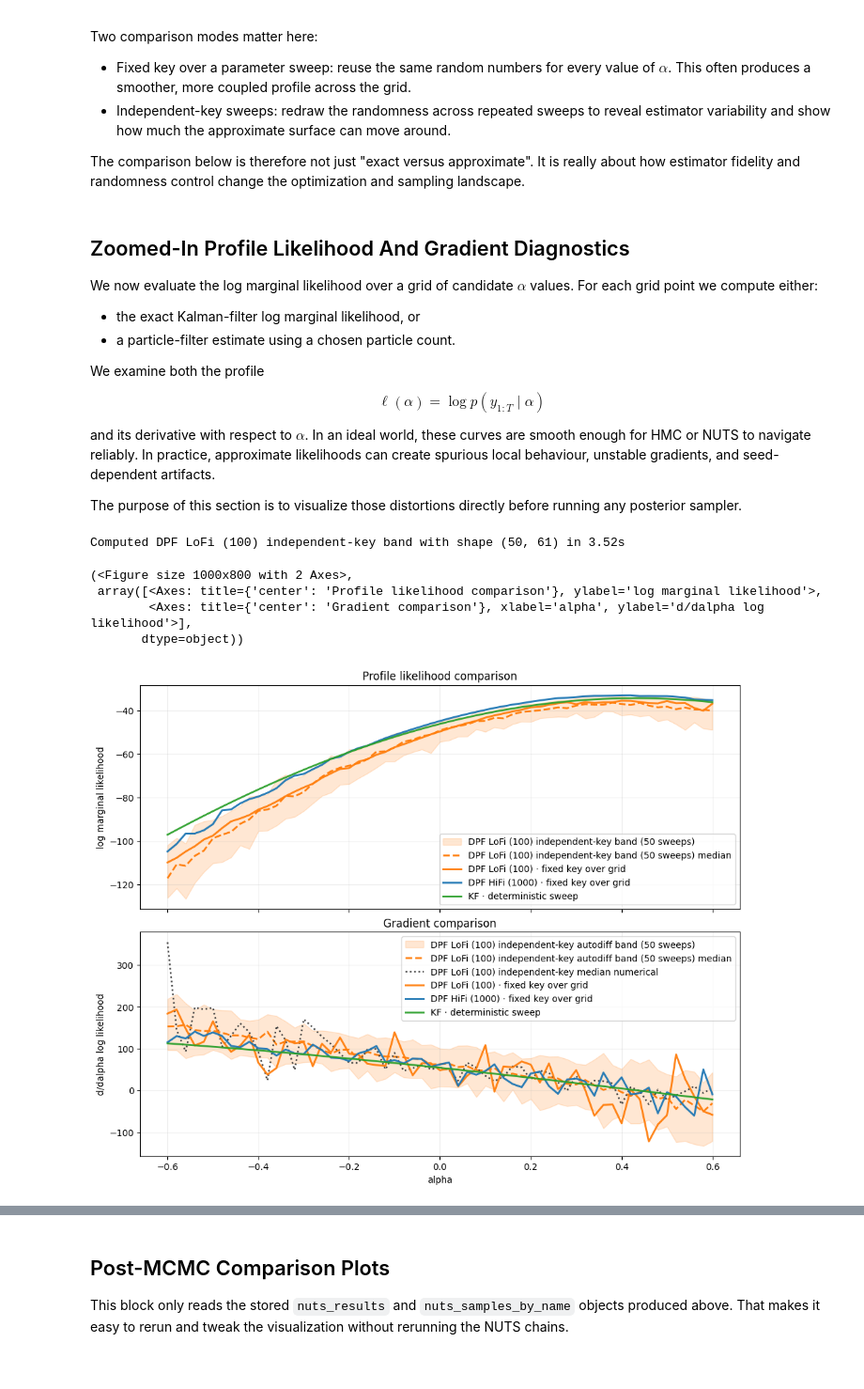
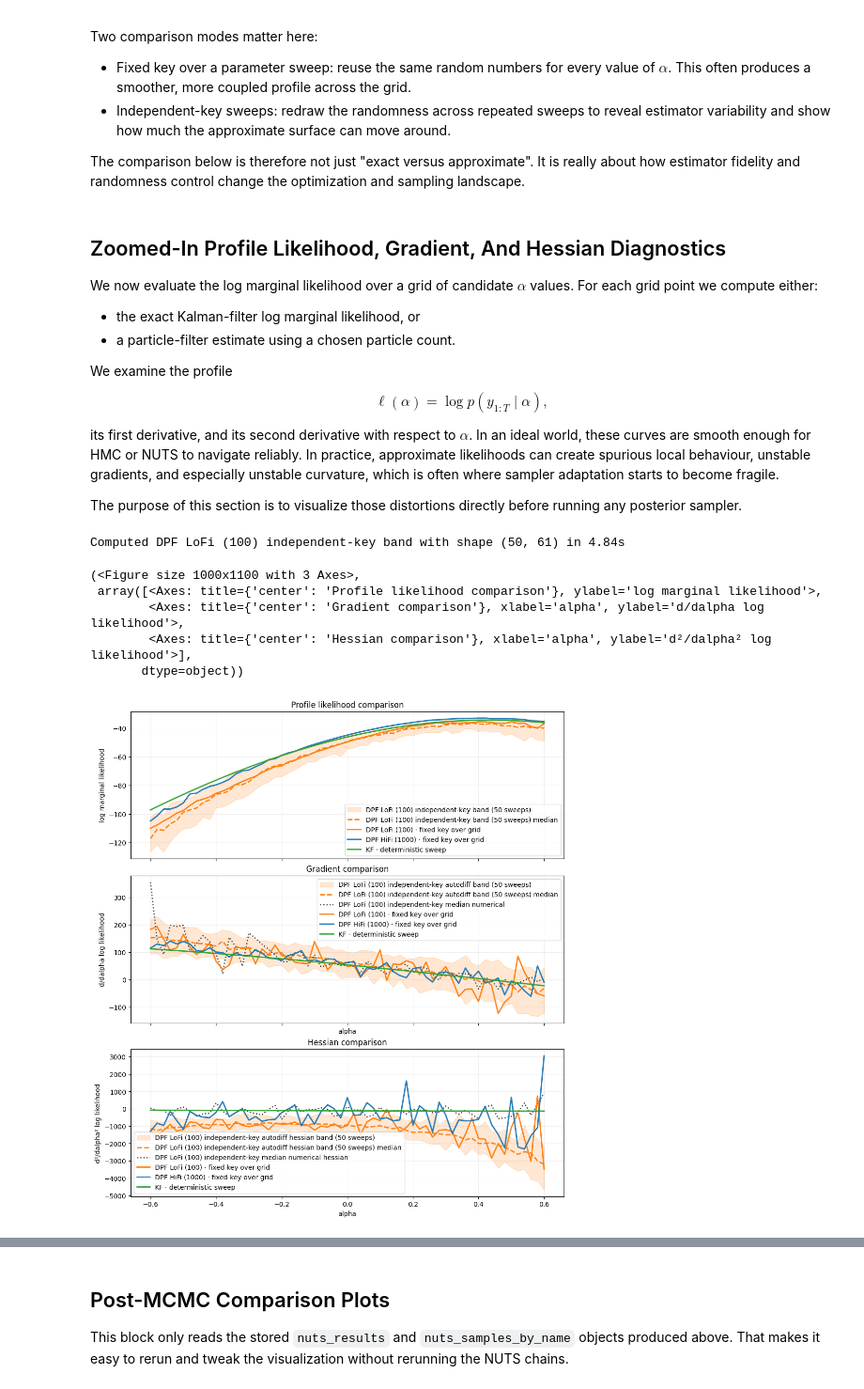
Before and after one commit to mattlevine22/hmc-for-tough-likelihoods, a Jupyter notebook: notebooks/lti_discrete_time_low_level.ipynb, the cells around one changed output, grey strips where cells are left out. Shown at 94% size. Drawn from its saved outputs; the diff is of its cells as text; code cells hidden in the pictures.

```diff
--- a/notebooks/lti_discrete_time_low_level.ipynb
+++ b/notebooks/lti_discrete_time_low_level.ipynb
@@ -160,20 +161,20 @@ Two comparison modes matter here:
 
 The comparison below is therefore not just "exact versus approximate". It is really about how estimator fidelity and randomness control change the optimization and sampling landscape.
 # %% [markdown]
-## Zoomed-In Profile Likelihood And Gradient Diagnostics
+## Zoomed-In Profile Likelihood, Gradient, And Hessian Diagnostics
 
 We now evaluate the log marginal likelihood over a grid of candidate $\alpha$ values. For each grid point we compute either:
 
 - the exact Kalman-filter log marginal likelihood, or
 - a particle-filter estimate using a chosen particle count.
 
-We examine both the profile
+We examine the profile
 
 $$
-\ell(\alpha) = \log p(y_{1:T} \mid \alpha)
+\ell(\alpha) = \log p(y_{1:T} \mid \alpha),
 $$
 
-and its derivative with respect to $\alpha$. In an ideal world, these curves are smooth enough for HMC or NUTS to navigate reliably. In practice, approximate likelihoods can create spurious local behaviour, unstable gradients, and seed-dependent artifacts.
+its first derivative, and its second derivative with respect to $\alpha$. In an ideal world, these curves are smooth enough for HMC or NUTS to navigate reliably. In practice, approximate likelihoods can create spurious local behaviour, unstable gradients, and especially unstable curvature, which is often where sampler adaptation starts to become fragile.
 
 The purpose of this section is to visualize those distortions directly before running any posterior sampler.
 # %%
@@ -196,36 +197,48 @@ def marginal_loglik_at_alpha(alpha, *, filter_name, n_particles=None, key=None):
         system_kwargs=system_kwargs,
     )
 
-def fixed_key_profile_and_grad(key, *, n_particles):
+def fixed_key_profile_grad_hess(key, *, n_particles):
     fn = lambda alpha: marginal_loglik_at_alpha(alpha, filter_name="pf", n_particles=n_particles, key=key)
-    return jax.vmap(jax.value_and_grad(fn))(alpha_grid)
+    profile, grad = jax.vmap(jax.value_and_grad(fn))(alpha_grid)
+    hess = jax.vmap(jax.grad(jax.grad(fn)))(alpha_grid)
+    return profile, grad, hess
 
-def independent_key_profile_and_grad(root_key):
+def independent_key_profile_grad_hess(root_key):
     independent_keys = jr.split(root_key, num_alpha_grid_points)
     fn = lambda alpha, key: marginal_loglik_at_alpha(alpha, filter_name="pf", n_particles=n_particles_lofi, key=key)
-    return jax.vmap(jax.value_and_grad(fn))(alpha_grid, independent_keys)
+    profile, grad = jax.vmap(jax.value_and_grad(fn))(alpha_grid, independent_keys)
+    hess = jax.vmap(jax.grad(lambda alpha, key: jax.grad(fn, argnums=0)(alpha, key), argnums=0))(alpha_grid, independent_keys)
+    return profile, grad, hess
 
 def deterministic_profile():
-    profile, grad = jax.vmap(jax.value_and_grad(lambda alpha: marginal_loglik_at_alpha(alpha, filter_name="kf")))(alpha_grid)
+    fn = lambda alpha: marginal_loglik_at_alpha(alpha, filter_name="kf")
+    profile, grad = jax.vmap(jax.value_and_grad(fn))(alpha_grid)
+    hess = jax.vmap(jax.grad(jax.grad(fn)))(alpha_grid)
     return {
         "profile": profile,
         "grad": grad,
+        "hess": hess,
         "numeric_grad": jnp.asarray(np.gradient(np.asarray(profile), alpha_step)),
+        "numeric_hess": jnp.asarray(np.gradient(np.asarray(grad), alpha_step)),
     }
 
 t0 = time.perf_counter()
-independent_profiles, independent_grads = jax.vmap(independent_key_profile_and_grad)(profile_keys)
+independent_profiles, independent_grads, independent_hessians = jax.vmap(independent_key_profile_grad_hess)(profile_keys)
 independent_profiles.block_until_ready()
 independent_grads.block_until_ready()
+independent_hessians.block_until_ready()
 profile_seconds = time.perf_counter() - t0
 
-fixed_profile_lofi, fixed_grad_lofi = fixed_key_profile_and_grad(pf_fixed_key, n_particles=n_particles_lofi)
-fixed_profile_hifi, fixed_grad_hifi = fixed_key_profile_and_grad(pf_fixed_key, n_particles=n_particles_hifi)
+fixed_profile_lofi, fixed_grad_lofi, fixed_hess_lofi = fixed_key_profile_grad_hess(pf_fixed_key, n_particles=n_particles_lofi)
+fixed_profile_hifi, fixed_grad_hifi, fixed_hess_hifi = fixed_key_profile_grad_hess(pf_fixed_key, n_particles=n_particles_hifi)
 independent_numeric_grads = jnp.asarray(np.gradient(np.asarray(independent_profiles), alpha_step, axis=1))
+independent_numeric_hessians = jnp.asarray(np.gradient(np.asarray(independent_grads), alpha_step, axis=1))
 
 profile_q05, profile_q50, profile_q95 = jnp.quantile(independent_profiles, jnp.array([0.05, 0.50, 0.95]), axis=0)
 autodiff_grad_q05, autodiff_grad_q50, autodiff_grad_q95 = jnp.quantile(independent_grads, jnp.array([0.05, 0.50, 0.95]), axis=0)
+autodiff_hess_q05, autodiff_hess_q50, autodiff_hess_q95 = jnp.quantile(independent_hessians, jnp.array([0.05, 0.50, 0.95]), axis=0)
 _, numeric_grad_q50, _ = jnp.quantile(independent_numeric_grads, jnp.array([0.05, 0.50, 0.95]), axis=0)
+_, numeric_hess_q50, _ = jnp.quantile(independent_numeric_hessians, jnp.array([0.05, 0.50, 0.95]), axis=0)
 
 comparison_curves = [
     {
@@ -236,6 +249,7 @@ comparison_curves = [
         "linewidth": 2.1,
         "profile": fixed_profile_lofi,
         "grad": fixed_grad_lofi,
+        "hess": fixed_hess_lofi,
     },
     {
         "label": f"DPF HiFi ({n_particles_hifi}) · fixed key over grid",
@@ -245,6 +259,7 @@ comparison_curves = [
         "linewidth": 2.1,
         "profile": fixed_profile_hifi,
         "grad": fixed_grad_hifi,
+        "hess": fixed_hess_hifi,
     },
 ]
 
@@ -258,31 +273,39 @@ comparison_curves.append(
         "linewidth": 2.0,
         "profile": kf_result["profile"],
         "grad": kf_result["grad"],
+        "hess": kf_result["hess"],
     }
 )
 print(f"Computed DPF LoFi ({n_particles_lofi}) independent-key band with shape ({num_profile_sweeps}, {num_alpha_grid_points}) in {profile_seconds:.2f}s")
 # %% [output]
-Computed DPF LoFi (100) independent-key band with shape (50, 61) in 3.52s
+Computed DPF LoFi (100) independent-key band with shape (50, 61) in 4.84s
 # %%
 plot_lti_filter_comparison(
     parameter_grid=alpha_grid,
     profile_band_q05=profile_q05,
     profile_band_q50=profile_q50,
     profile_band_q95=profile_q95,
     grad_band_q05=autodiff_grad_q05,
     grad_band_q50=autodiff_grad_q50,
     grad_band_q95=autodiff_grad_q95,
     grad_numeric_q50=numeric_grad_q50,
+    hess_band_q05=autodiff_hess_q05,
+    hess_band_q50=autodiff_hess_q50,
+    hess_band_q95=autodiff_hess_q95,
+    hess_numeric_q50=numeric_hess_q50,
     comparison_curves=comparison_curves,
     parameter_name="alpha",
     base_profile_label=f"DPF LoFi ({n_particles_lofi}) independent-key band ({num_profile_sweeps} sweeps)",
     base_grad_label=f"DPF LoFi ({n_particles_lofi}) independent-key autodiff band ({num_profile_sweeps} sweeps)",
     base_numeric_grad_label=f"DPF LoFi ({n_particles_lofi}) independent-key median numerical",
+    base_hess_label=f"DPF LoFi ({n_particles_lofi}) independent-key autodiff hessian band ({num_profile_sweeps} sweeps)",
+    base_numeric_hess_label=f"DPF LoFi ({n_particles_lofi}) independent-key median numerical hessian",
 )
 # %% [output]
-(<Figure size 1000x800 with 2 Axes>,
+(<Figure size 1000x1100 with 3 Axes>,
  array([<Axes: title={'center': 'Profile likelihood comparison'}, ylabel='log marginal likelihood'>,
-        <Axes: title={'center': 'Gradient comparison'}, xlabel='alpha', ylabel='d/dalpha log likelihood'>],
+        <Axes: title={'center': 'Gradient comparison'}, xlabel='alpha', ylabel='d/dalpha log likelihood'>,
+        <Axes: title={'center': 'Hessian comparison'}, xlabel='alpha', ylabel='d²/dalpha² log likelihood'>],
        dtype=object))
-[figure, old version]
+[figure, new version]
 # %% [markdown]
```
Also changed, not shown: parts of 5 cells of this notebook, 4 other files.
